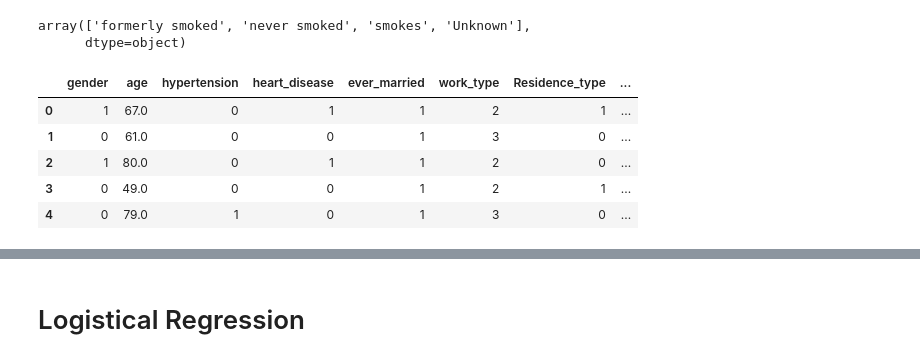
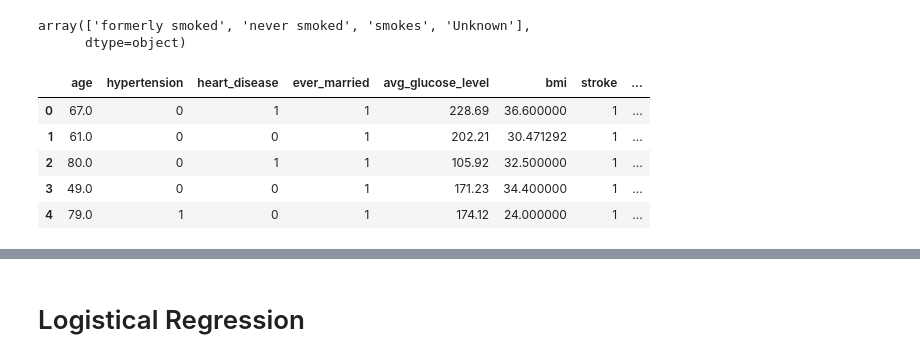
Before and after one commit to Vivek-analyst/Portfolio-Project, a Jupyter notebook: DataMining_Stroke_working-2.ipynb, the cells around one changed output, grey strips where cells are left out. Drawn from its saved outputs; the diff is of its cells as text; code cells hidden in the pictures.

```diff
--- a/DataMining_Stroke_working-2.ipynb
+++ b/DataMining_Stroke_working-2.ipynb
@@ -347,3 +374,9 @@ Median for has stroke is 71.0
 | avg_glucose_level (Median)| 91.5      | 105.2      | The median of avg_glucose_level from Stroke Patient is higher than the Patient with no Stroke |
 | bmi (Median)              | 28.3      | 30.5       | The median of bmi from Stroke Patient is slightly higher than the patient with no Stroke |
 | smoking_status (Most)     |           |            | The patient who smokes or formerly smoked has 12.9% likely to have stroke|
+# %%
+# Drop columns 'gender'
+
+column_drop = ['gender']
+data1 = data1.drop(columns = column_drop, axis = 1)
+data1.head()
@@ -349,0 +390,6 @@ Median for has stroke is 71.0
+# %%
+# Drop columns 'Residence_type'
+
+column_drop = ['Residence_type']
+data1 = data1.drop(columns = column_drop, axis = 1)
+data1.head()
@@ -350,21 +403,12 @@ Median for has stroke is 71.0
 # %%
-# Label Encoding 'gender', 'ever_married', 'Residence_type' , 'work_type'
+# Label Encoding 'ever_married'
 
 from sklearn.preprocessing import LabelEncoder
 #create label encoder
 label_encoder = LabelEncoder()
 
-#1 Apply LabelEncoding to "Gender" column
-data1['gender'] = label_encoder.fit_transform(data1['gender'])
-
-#2 Apply LabelEncoding to "ever_married" column
+# Apply LabelEncoding to "ever_married" column
 data1['ever_married'] = label_encoder.fit_transform(data1['ever_married'])
 
-#3 Apply LabelEncoding to "Residence_type" column
-data1['Residence_type'] = label_encoder.fit_transform(data1['Residence_type'])
-
-#4 Apply LabelEncoding to "work_type" column
-data1['work_type'] = label_encoder.fit_transform(data1['work_type'])
-
 data1.head()
 # %% [output]
@@ -380,23 +424,24 @@ data1['smoking_status'].unique()
 array(['formerly smoked', 'never smoked', 'smokes', 'Unknown'],
       dtype=object)
 # %%
-# Performing One-hot encoding in the 'smoking_status' column
+# Performing One-hot encoding in the 'smoking_status' & 'work_type' column
 smoking_status_encoded = pd.get_dummies(data1['smoking_status'], prefix='smoking')
+work_type_encoded = pd.get_dummies(data1['work_type'], prefix='work_type')
 
 # Concatenate the encoded columns to the original DataFrame
-data_encoded = pd.concat([data1, smoking_status_encoded], axis=1)
+data_encoded = pd.concat([data1, smoking_status_encoded, work_type_encoded], axis=1)
 
 # Drop'smoking_status' column
-data_encoded = data_encoded.drop(['smoking_status'], axis=1)
+data_encoded = data_encoded.drop(['smoking_status', 'work_type'], axis=1)
 
 data_encoded.head()
 # %% [output]
-|  | gender | age | hypertension | heart_disease | ever_married | work_type | Residence_type | ... |
-| 0 | 1 | 67.0 | 0 | 1 | 1 | 2 | 1 | ... |
-| 1 | 0 | 61.0 | 0 | 0 | 1 | 3 | 0 | ... |
-| 2 | 1 | 80.0 | 0 | 1 | 1 | 2 | 0 | ... |
-| 3 | 0 | 49.0 | 0 | 0 | 1 | 2 | 1 | ... |
-| 4 | 0 | 79.0 | 1 | 0 | 1 | 3 | 0 | ... |
+|  | age | hypertension | heart_disease | ever_married | avg_glucose_level | bmi | stroke | ... |
+| 0 | 67.0 | 0 | 1 | 1 | 228.69 | 36.600000 | 1 | ... |
+| 1 | 61.0 | 0 | 0 | 1 | 202.21 | 30.471292 | 1 | ... |
+| 2 | 80.0 | 0 | 1 | 1 | 105.92 | 32.500000 | 1 | ... |
+| 3 | 49.0 | 0 | 0 | 1 | 171.23 | 34.400000 | 1 | ... |
+| 4 | 79.0 | 1 | 0 | 1 | 174.12 | 24.000000 | 1 | ... |
 # %%
 #Visualization of Correlations
 fig = plt.figure(figsize=(20,5))
```
Also changed, not shown: parts of 46 cells of this notebook.
